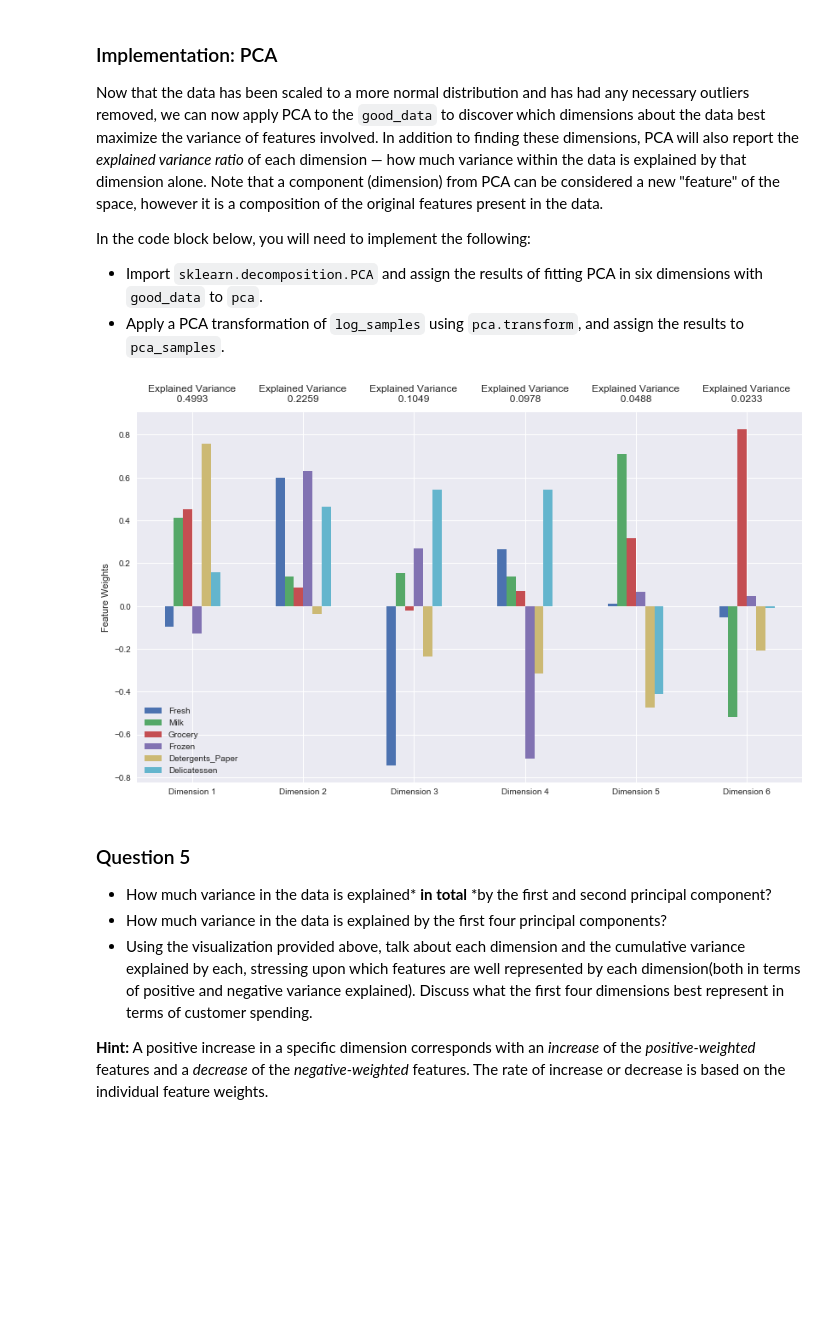
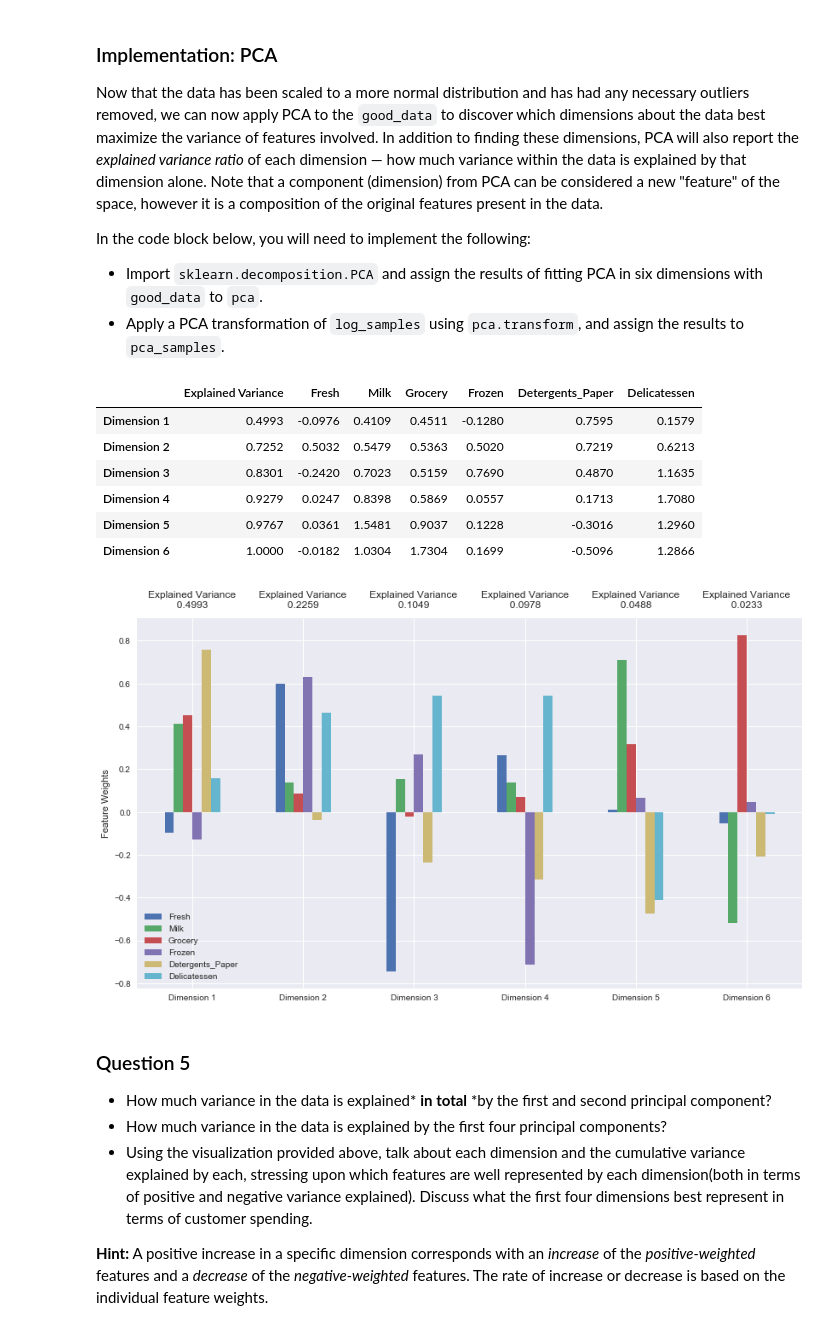
Before and after one commit to absat/customer_segments, a Jupyter notebook: customer_segments.ipynb, the cells around one changed output. Drawn from its saved outputs; the diff is of its cells as text; code cells hidden in the pictures; blank space fills up the shorter version.

```diff
--- a/customer_segments.ipynb
+++ b/customer_segments.ipynb
@@ -358,14 +358,23 @@ In the code block below, you will need to implement the following:
 # %%
 # TODO: Apply PCA by fitting the good data with the same number of dimensions as features
 from sklearn.decomposition import PCA
 pca = PCA(n_components=6).fit(good_data)
 
 # TODO: Transform log_samples using the PCA fit above
 pca_samples = pca.transform(log_samples)
 
 # Generate PCA results plot
 pca_results = vs.pca_results(good_data, pca)
+# Cumulative sums of variance
+pca_results.cumsum()
 # %% [output]
+|  | Explained Variance | Fresh | Milk | Grocery | Frozen | Detergents_Paper | Delicatessen |
+| Dimension 1 | 0.4993 | -0.0976 | 0.4109 | 0.4511 | -0.1280 | 0.7595 | 0.1579 |
+| Dimension 2 | 0.7252 | 0.5032 | 0.5479 | 0.5363 | 0.5020 | 0.7219 | 0.6213 |
+| Dimension 3 | 0.8301 | -0.2420 | 0.7023 | 0.5159 | 0.7690 | 0.4870 | 1.1635 |
+| Dimension 4 | 0.9279 | 0.0247 | 0.8398 | 0.5869 | 0.0557 | 0.1713 | 1.7080 |
+| Dimension 5 | 0.9767 | 0.0361 | 1.5481 | 0.9037 | 0.1228 | -0.3016 | 1.2960 |
+| Dimension 6 | 1.0000 | -0.0182 | 1.0304 | 1.7304 | 0.1699 | -0.5096 | 1.2866 |
 [figure]
 # %% [markdown]
 ### Question 5
```
Also changed, not shown: parts of 11 cells of this notebook, 1 other file.
